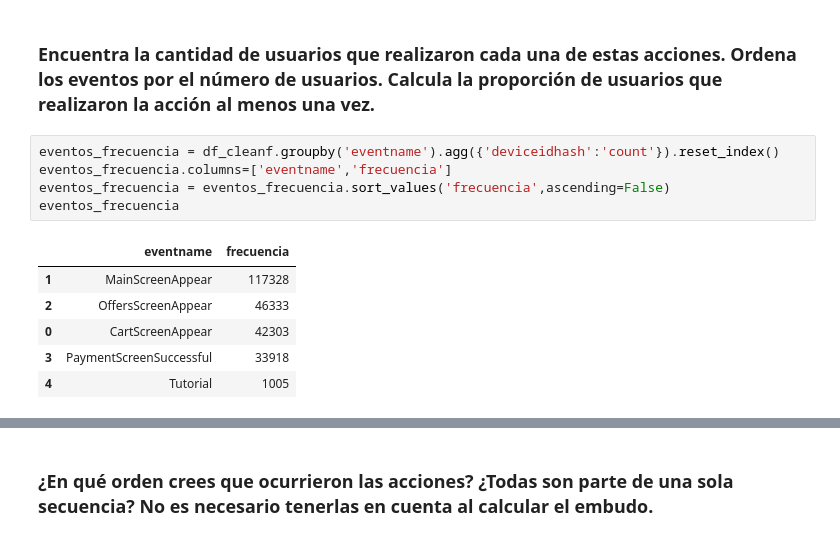
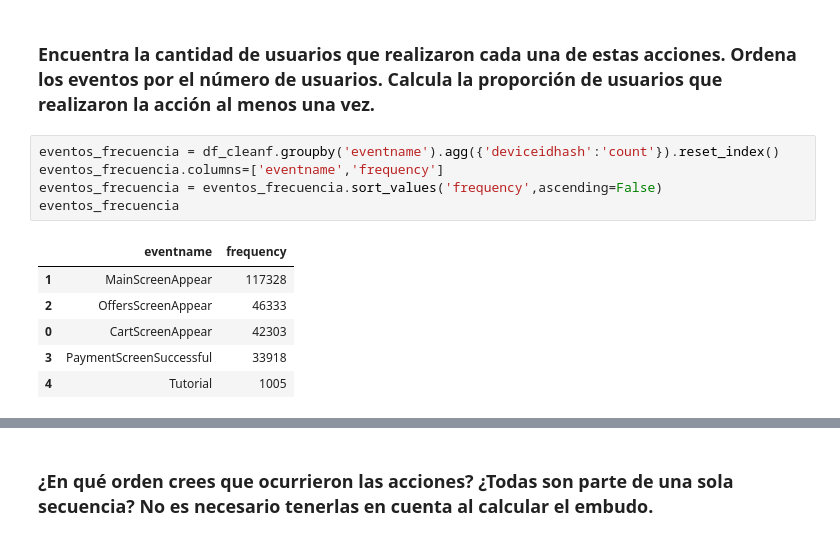
Before and after one commit to Juancanoanalyst/AAtestalimenticios, a Jupyter notebook: notebook.ipynb, the cells around one changed output, grey strips where cells are left out. Drawn from its saved outputs; the diff is of its cells as text.

```diff
--- a/notebook.ipynb
+++ b/notebook.ipynb
@@ -254,11 +254,11 @@ Name: eventname, dtype: int64
 ### Encuentra la cantidad de usuarios que realizaron cada una de estas acciones. Ordena los eventos por el número de usuarios. Calcula la proporción de usuarios que realizaron la acción al menos una vez.
 # %%
 eventos_frecuencia = df_cleanf.groupby('eventname').agg({'deviceidhash':'count'}).reset_index()
-eventos_frecuencia.columns=['eventname','frecuencia']
-eventos_frecuencia = eventos_frecuencia.sort_values('frecuencia',ascending=False)
+eventos_frecuencia.columns=['eventname','frequency']
+eventos_frecuencia = eventos_frecuencia.sort_values('frequency',ascending=False)
 eventos_frecuencia
 # %% [output]
-|  | eventname | frecuencia |
+|  | eventname | frequency |
 | 1 | MainScreenAppear | 117328 |
 | 2 | OffersScreenAppear | 46333 |
 | 0 | CartScreenAppear | 42303 |
```
Also changed, not shown: parts of 2 cells of this notebook, 4 other files.
